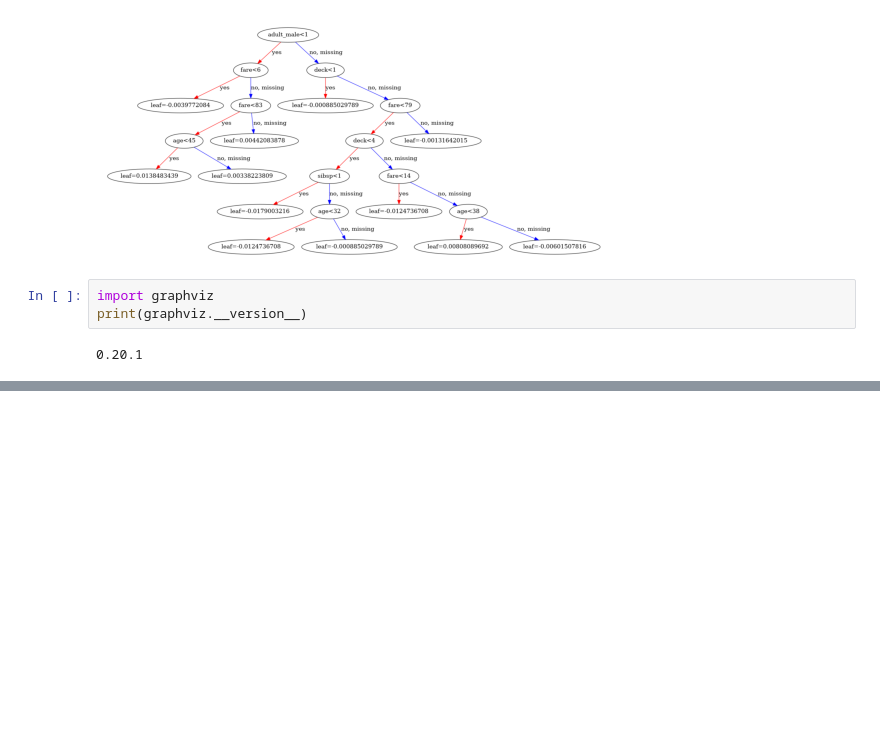
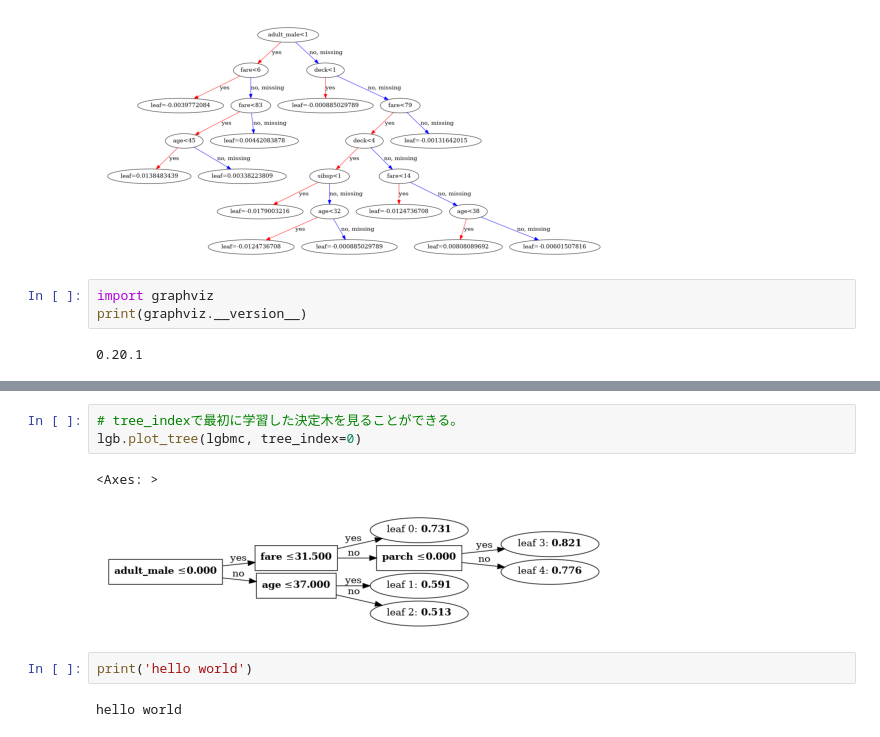
Before and after one commit to yunozon/datascience-py, a Jupyter notebook: study/gbdt.ipynb, the cells around one changed output, grey strips where cells are left out. Saved outputs shown, nothing was run; the diff lists cells and outputs as text; blank space fills up the shorter version.

```diff
--- a/study/gbdt.ipynb
+++ b/study/gbdt.ipynb
@@ -100,0 +146,10 @@ print(graphviz.__version__)
+# %%
+# tree_indexで最初に学習した決定木を見ることができる。
+lgb.plot_tree(lgbmc, tree_index=0)
+# %% [output]
+<Axes: >
+[figure, added]
+# %%
+print('hello world')
+# %% [output]
+hello world
```
Also changed, not shown: parts of 4 cells of this notebook, 2 other files.
